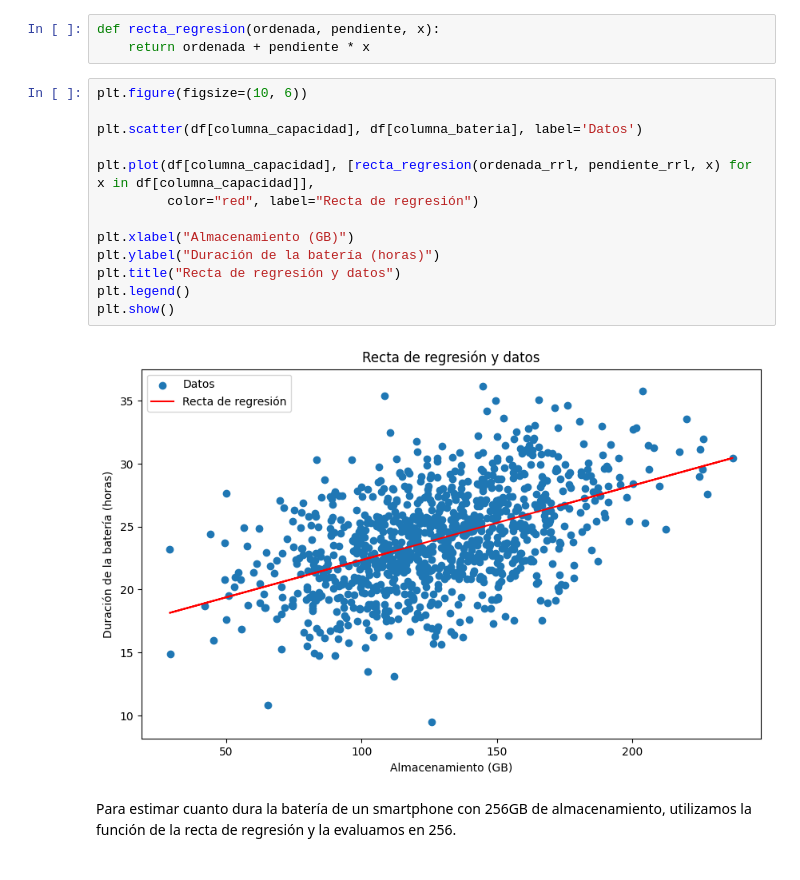
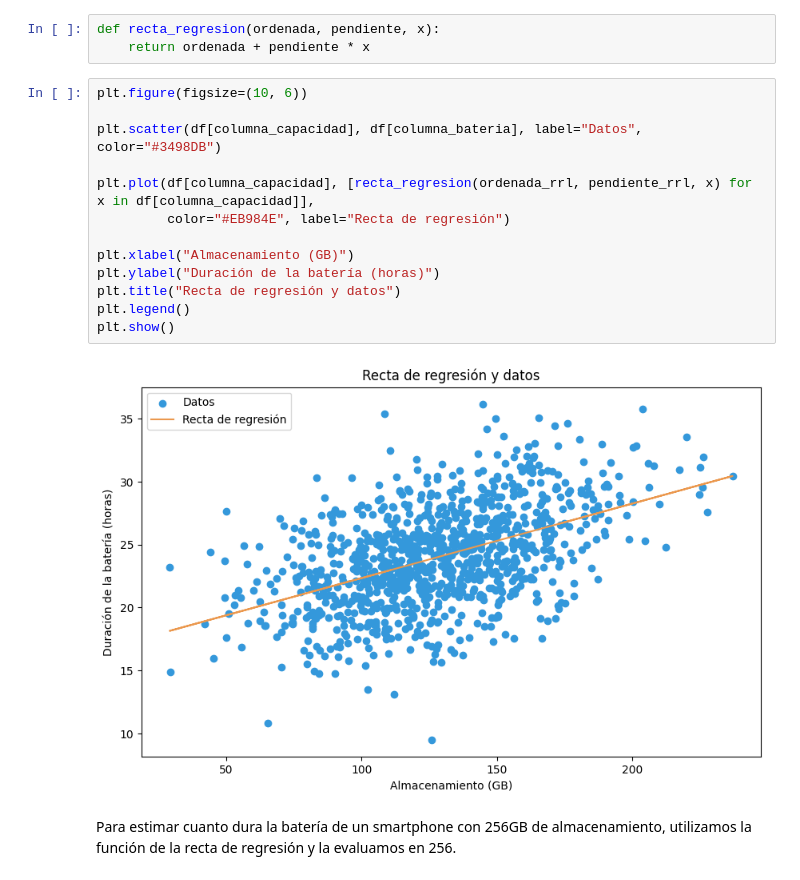
Before and after one commit to Taielmolina01/TP-Proba, a Jupyter notebook: tp.ipynb, the cells around one changed output. Saved outputs shown, nothing was run; the diff lists cells and outputs as text.

```diff
--- a/tp.ipynb
+++ b/tp.ipynb
@@ -251,18 +251,18 @@ def recta_regresion(ordenada, pendiente, x):
 # %%
 plt.figure(figsize=(10, 6))
 
-plt.scatter(df[columna_capacidad], df[columna_bateria], label='Datos')
+plt.scatter(df[columna_capacidad], df[columna_bateria], label="Datos", color="#3498DB")
 
 plt.plot(df[columna_capacidad], [recta_regresion(ordenada_rrl, pendiente_rrl, x) for x in df[columna_capacidad]],
-         color="red", label="Recta de regresión")
+         color="#EB984E", label="Recta de regresión")
 
 plt.xlabel("Almacenamiento (GB)")
 plt.ylabel("Duración de la batería (horas)")
 plt.title("Recta de regresión y datos")
 plt.legend()
 plt.show()
 # %% [output]
-[figure, old version]
+[figure, new version]
 # %% [markdown]
 Para estimar cuanto dura la batería de un smartphone con 256GB de almacenamiento, utilizamos la función de la recta de regresión y la evaluamos en 256.
 # %%
```
Also changed, not shown: parts of 1 cell of this notebook.
